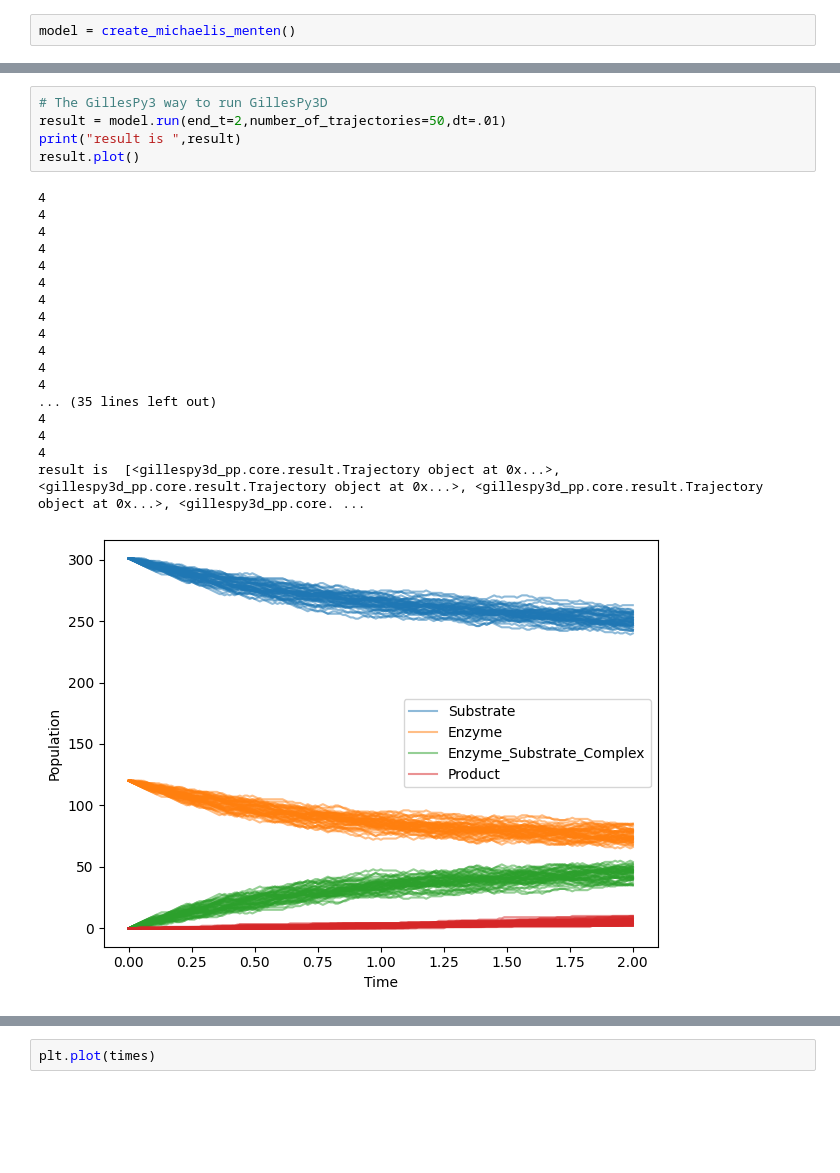
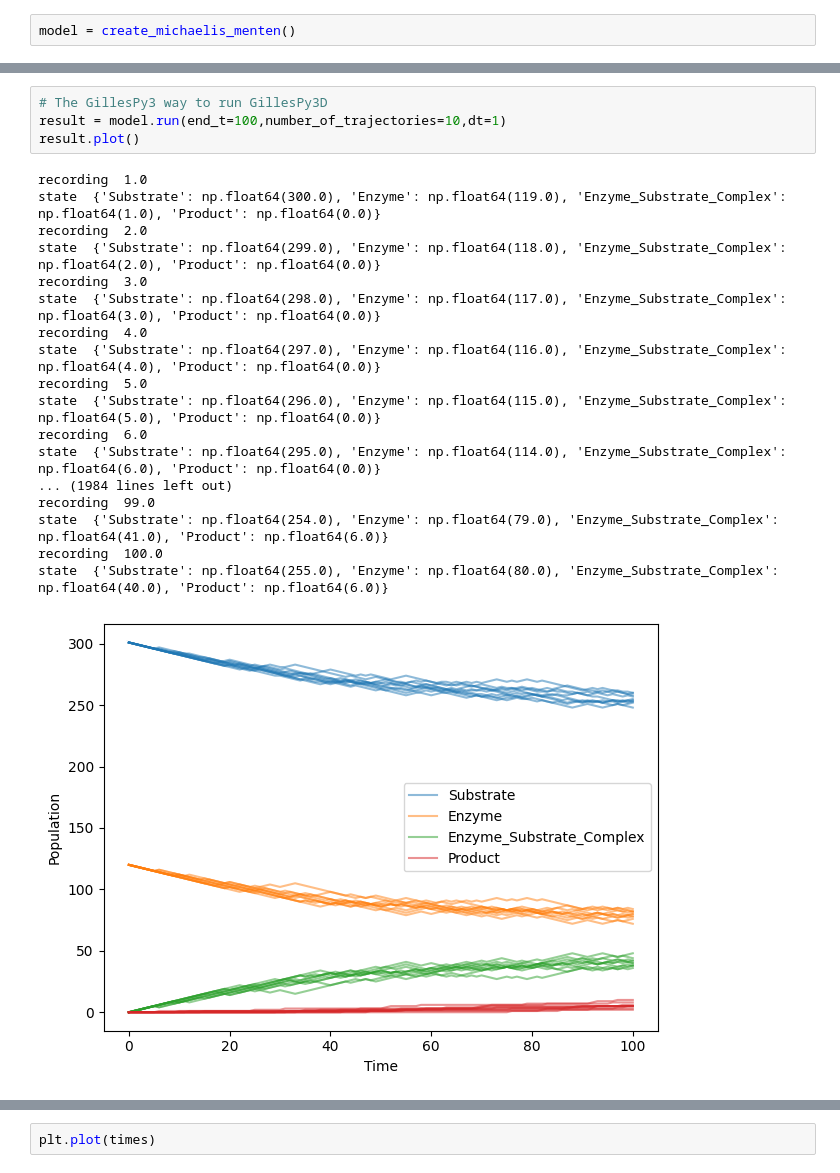
Before and after one commit to GillesPy3D/GillesPy3D, a Jupyter notebook: simulation_lib/reference/NonSpatial-Michaelis_Menten.ipynb, the cells around one changed output, grey strips where cells are left out. Cells and saved outputs as stored; diff of their text form; blank space fills up the shorter version.

Commit message:
Fixed plot class

```diff
--- a/simulation_lib/reference/NonSpatial-Michaelis_Menten.ipynb
+++ b/simulation_lib/reference/NonSpatial-Michaelis_Menten.ipynb
@@ -105,25 +102,24 @@ dir(gillespy2)
  'version']
 # %%
 # The GillesPy3 way to run GillesPy3D
-result = model.run(end_t=2,number_of_trajectories=50,dt=.01)
-print("result is ",result)
+result = model.run(end_t=100,number_of_trajectories=10,dt=1)
 result.plot()
 # %% [output]
-4
-4
-4
-4
-4
-4
-4
-4
-4
-4
-4
-4
-... (35 lines left out)
-4
-4
-4
-result is  [<gillespy3d_pp.core.result.Trajectory object at 0x...>, <gillespy3d_pp.core.result.Trajectory object at 0x...>, <gillespy3d_pp.core.result.Trajectory object at 0x...>, <gillespy3d_pp.core. ...
+recording  1.0
+state  {'Substrate': np.float64(300.0), 'Enzyme': np.float64(119.0), 'Enzyme_Substrate_Complex': np.float64(1.0), 'Product': np.float64(0.0)}
+recording  2.0
+state  {'Substrate': np.float64(299.0), 'Enzyme': np.float64(118.0), 'Enzyme_Substrate_Complex': np.float64(2.0), 'Product': np.float64(0.0)}
+recording  3.0
+state  {'Substrate': np.float64(298.0), 'Enzyme': np.float64(117.0), 'Enzyme_Substrate_Complex': np.float64(3.0), 'Product': np.float64(0.0)}
+recording  4.0
+state  {'Substrate': np.float64(297.0), 'Enzyme': np.float64(116.0), 'Enzyme_Substrate_Complex': np.float64(4.0), 'Product': np.float64(0.0)}
+recording  5.0
+state  {'Substrate': np.float64(296.0), 'Enzyme': np.float64(115.0), 'Enzyme_Substrate_Complex': np.float64(5.0), 'Product': np.float64(0.0)}
+recording  6.0
+state  {'Substrate': np.float64(295.0), 'Enzyme': np.float64(114.0), 'Enzyme_Substrate_Complex': np.float64(6.0), 'Product': np.float64(0.0)}
+... (1984 lines left out)
+recording  99.0
+state  {'Substrate': np.float64(254.0), 'Enzyme': np.float64(79.0), 'Enzyme_Substrate_Complex': np.float64(41.0), 'Product': np.float64(6.0)}
+recording  100.0
+state  {'Substrate': np.float64(255.0), 'Enzyme': np.float64(80.0), 'Enzyme_Substrate_Complex': np.float64(40.0), 'Product': np.float64(6.0)}
-[figure, old version]
+[figure, new version]
```
Also changed, not shown: parts of 4 cells of this notebook, 3 other files.
